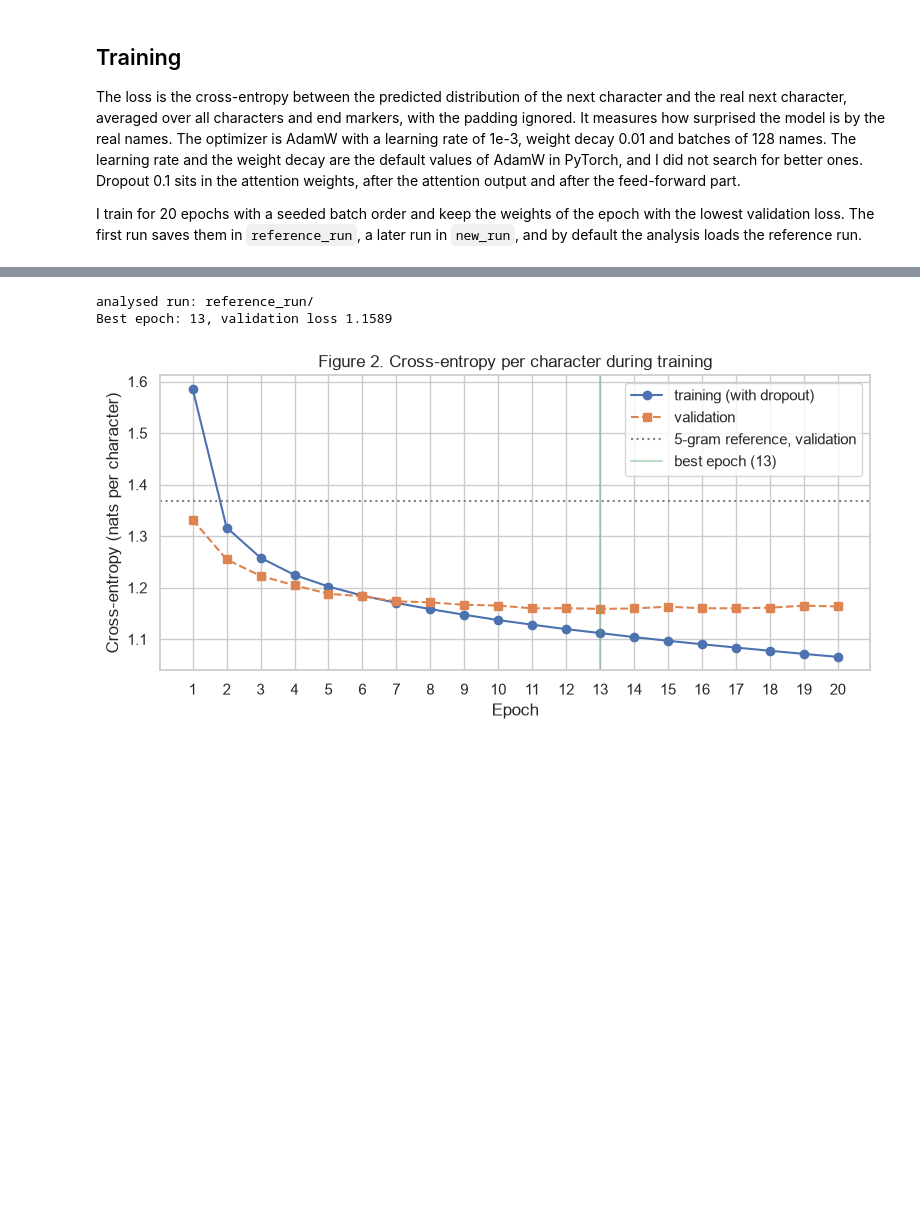
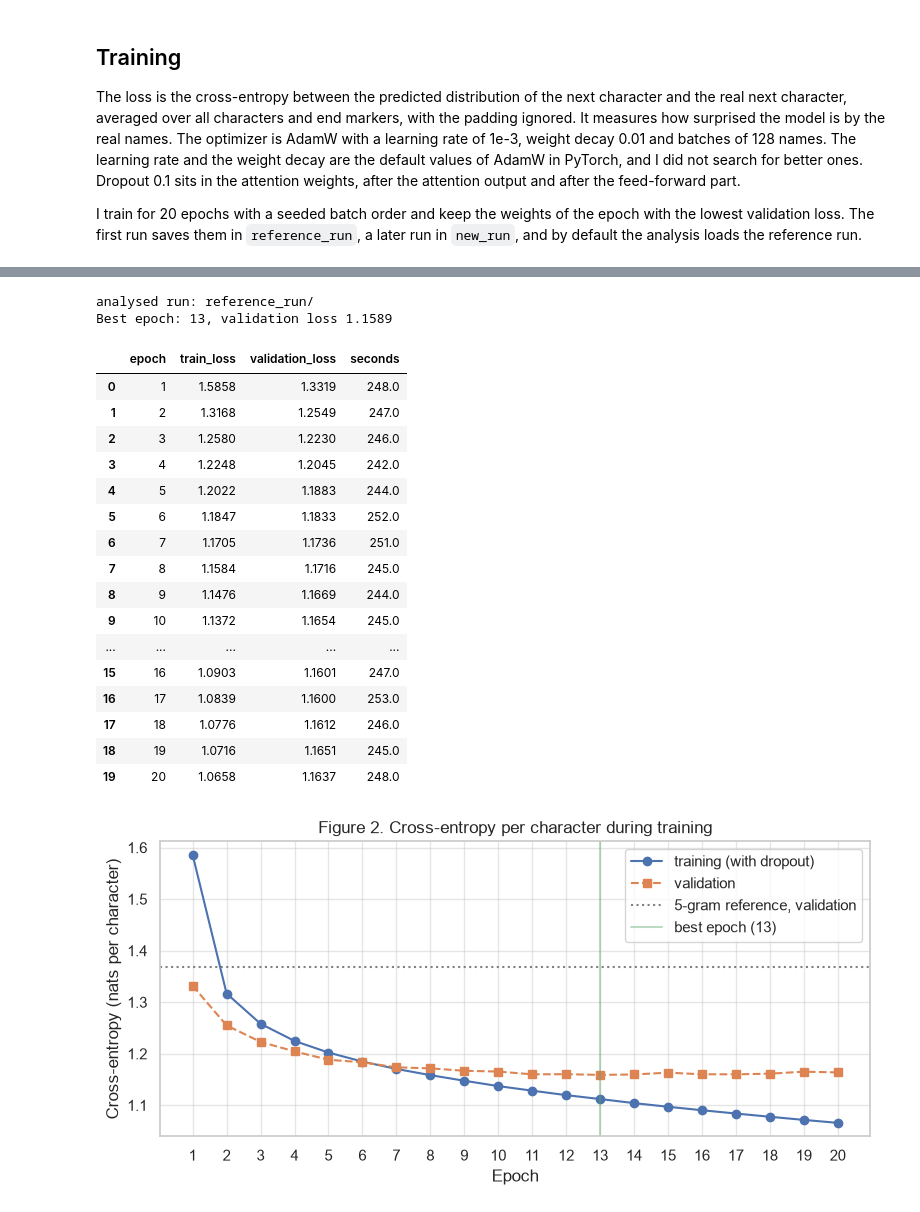
Before and after one commit to mauroreverberi/generative_ai_applications, a Jupyter notebook: generative_model.ipynb, the cells around one changed output, grey strips where cells are left out. Cells and saved outputs as stored; diff of their text form; code cells hidden in the pictures; blank space fills up the shorter version.

```diff
--- a/generative_model.ipynb
+++ b/generative_model.ipynb
@@ -466,15 +452,33 @@ saved the weights and the loss history in reference_run/
 # %%
 # the text describes the reference run, ANALYSE_REFERENCE_RUN = False analyses the new run instead
 run_dir = REFERENCE_DIR if ANALYSE_REFERENCE_RUN else NEW_RUN_DIR
 model.load_state_dict(torch.load(run_dir / "model_weights.pt", map_location=device))
 history = pd.read_csv(run_dir / "training_history.csv")
 best_loss = history["validation_loss"].min()
 best_epoch = int(history.loc[history["validation_loss"].idxmin(), "epoch"])
 print(f"analysed run: {run_dir}/")
 print(f"Best epoch: {best_epoch}, validation loss {best_loss:.4f}")
+history.round({"train_loss": 4, "validation_loss": 4, "seconds": 0})
 # %% [output]
 analysed run: reference_run/
 Best epoch: 13, validation loss 1.1589
+|  | epoch | train_loss | validation_loss | seconds |
+| 0 | 1 | 1.5858 | 1.3319 | 248.0 |
+| 1 | 2 | 1.3168 | 1.2549 | 247.0 |
+| 2 | 3 | 1.2580 | 1.2230 | 246.0 |
+| 3 | 4 | 1.2248 | 1.2045 | 242.0 |
+| 4 | 5 | 1.2022 | 1.1883 | 244.0 |
+| 5 | 6 | 1.1847 | 1.1833 | 252.0 |
+| 6 | 7 | 1.1705 | 1.1736 | 251.0 |
+| 7 | 8 | 1.1584 | 1.1716 | 245.0 |
+| 8 | 9 | 1.1476 | 1.1669 | 244.0 |
+| 9 | 10 | 1.1372 | 1.1654 | 245.0 |
+| ... | ... | ... | ... | ... |
+| 15 | 16 | 1.0903 | 1.1601 | 247.0 |
+| 16 | 17 | 1.0839 | 1.1600 | 253.0 |
+| 17 | 18 | 1.0776 | 1.1612 | 246.0 |
+| 18 | 19 | 1.0716 | 1.1651 | 245.0 |
+| 19 | 20 | 1.0658 | 1.1637 | 248.0 |
 # %%
 fig, ax = plt.subplots(figsize=(8, 4))
 ax.plot(history["epoch"], history["train_loss"], marker="o", label="training (with dropout)")
```
Also changed, not shown: parts of 15 cells of this notebook, 3 other files.
